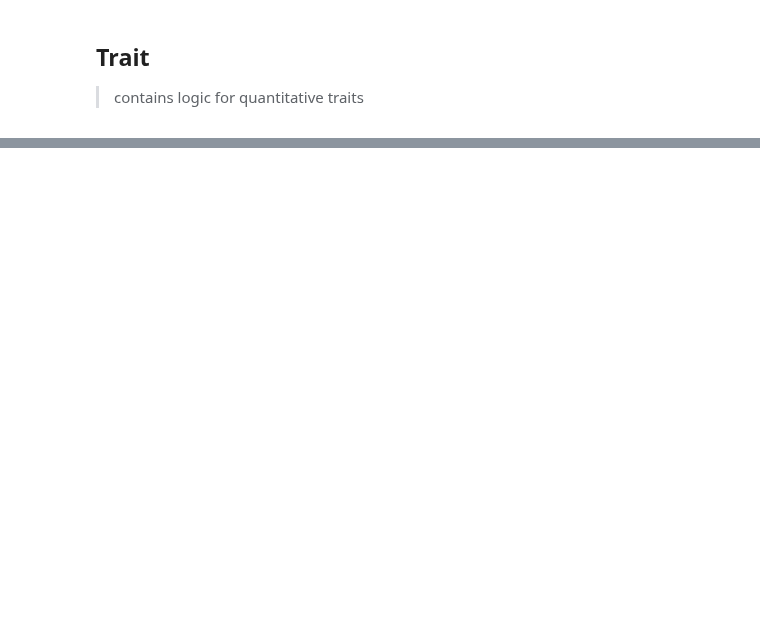
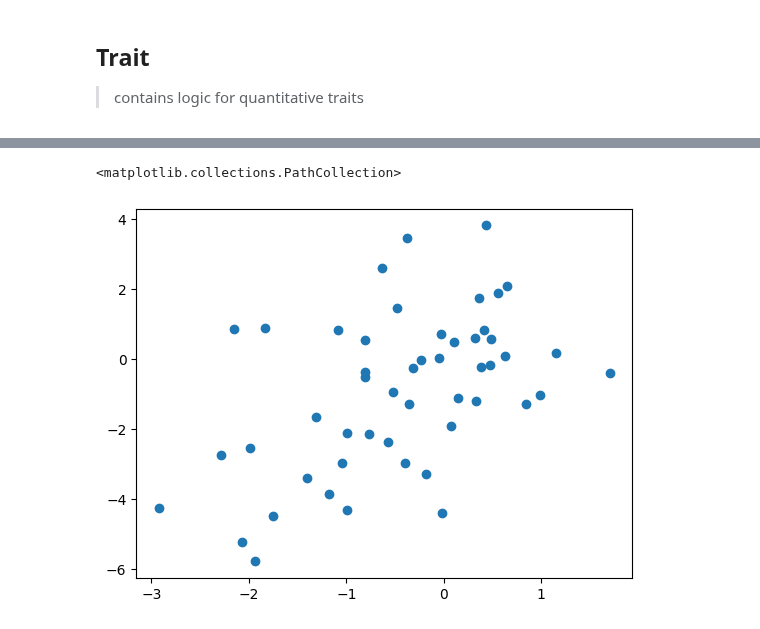
Before and after one commit to cjGO/burbankai, a Jupyter notebook: nbs/02_trait.ipynb, the cells around one changed output, grey strips where cells are left out. Drawn from its saved outputs; the diff is of its cells as text; code cells hidden in the pictures; blank space fills up the shorter version.

```diff
--- a/nbs/02_trait.ipynb
+++ b/nbs/02_trait.ipynb
@@ -452,3 +161,8 @@ t = TraitA(genome, founder_pop, 500, 450)
+# %%
+plt.scatter(scaled_bvs[:,0],scaled_bvs[:,2])
+# %% [output]
+<matplotlib.collections.PathCollection>
+[figure, added]
 # %%
 #| hide
 import nbdev; nbdev.nbdev_export()
```
Also changed, not shown: parts of 11 cells of this notebook, 4 other files.
